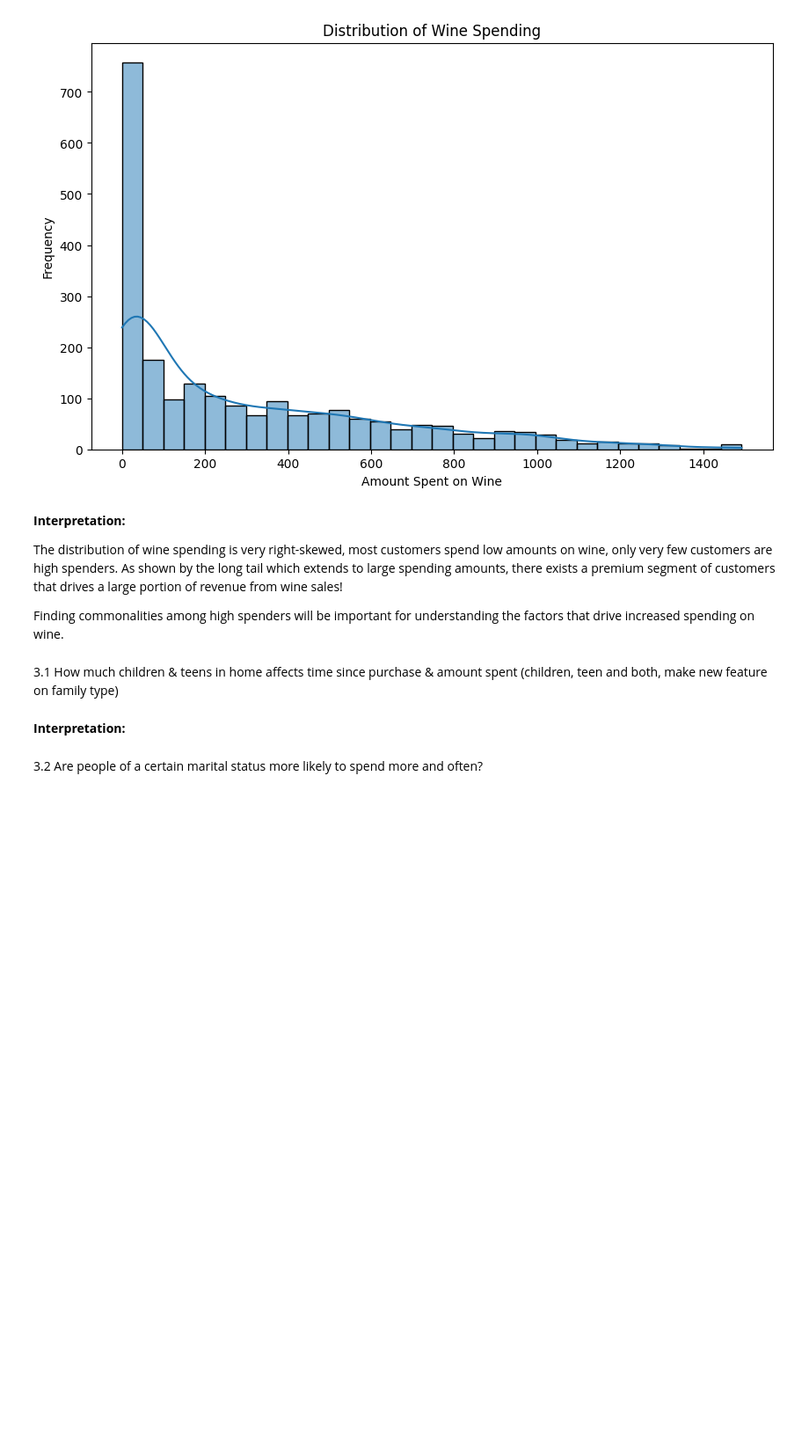
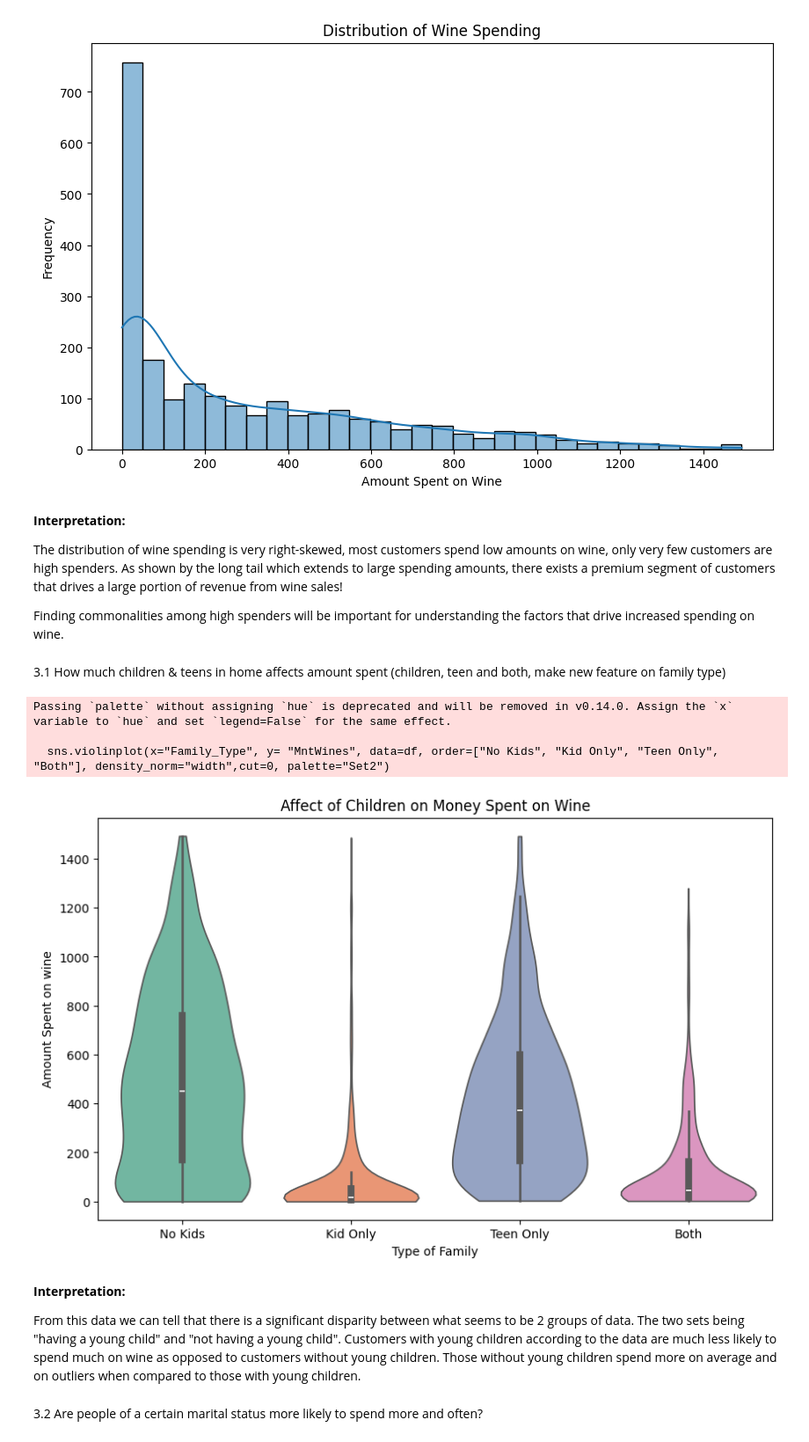
Before and after one commit to ShayanDhillon/Data200-Final-Customers, a Jupyter notebook: CustomerAnalysis.ipynb, the cells around one changed output. Shown at 88% size. Cells and saved outputs as stored; diff of their text form; code cells hidden in the pictures; blank space fills up the shorter version.

```diff
--- a/CustomerAnalysis.ipynb
+++ b/CustomerAnalysis.ipynb
@@ -175,12 +177,45 @@ Finding commonalities among high spenders will be important for understanding th
 # %%
 # do feature engineering
 
-# family types: "No Kids", "Young Kids", "Teenagers", "Mixed Kids"
-# Make income groups (high med low whatever)
+# family types: "No Kids", "Young Kids", "Teenagers", "Both"
+
+# return the family type based on the age of the child in the home
+def family_types(type):
+    if type["Kidhome"] == 0 and type["Teenhome"] == 0:
+        return "No Kids"
+    elif type["Kidhome"] > 0 and type["Teenhome"] == 0:
+        return "Kid Only"
+    elif type["Kidhome"] == 0 and type["Teenhome"] > 0:
+        return "Teen Only"
+    else:
+        return "Both"
+
+# apply the function above as a new column then make sure its a categorical column
+df["Family_Type"] = df.apply(family_types, axis=1)
+df["Family_Type"] = df["Family_Type"].astype("category")
+
+
+
+# Create a new column which separates the incomes into 3 ~equal distinct groups using qcut
+df["Income_Group"] = pd.qcut(df["Income"], q=3, labels=['Low', "Middle", "High"])
 # %% [markdown]
-3.1 How much children & teens in home affects time since purchase & amount spent
+3.1 How much children & teens in home affects amount spent
     (children, teen and both, make new feature on family type)
+# %%
+plt.figure(figsize=(10, 6))
+sns.violinplot(x="Family_Type", y= "MntWines", data=df, order=["No Kids", "Kid Only", "Teen Only", "Both"], density_norm="width",cut=0, palette="Set2")
+plt.title("Affect of Children on Money Spent on Wine")
+plt.xlabel("Type of Family")
+plt.ylabel("Amount Spent on wine")
+plt.show()
+# %% [output]
+Passing `palette` without assigning `hue` is deprecated and will be removed in v0.14.0. Assign the `x` variable to `hue` and set `legend=False` for the same effect.
+
+  sns.violinplot(x="Family_Type", y= "MntWines", data=df, order=["No Kids", "Kid Only", "Teen Only", "Both"], density_norm="width",cut=0, palette="Set2")
+[figure, added]
 # %% [markdown]
 **Interpretation:**
+
+From this data we can tell that there is a significant disparity between what seems to be 2 groups of data. The two sets being "having a young child" and "not having a young child". Customers with young children according to the data are much less likely to spend much on wine as opposed to customers without young children. Those without young children spend more on average and on outliers when compared to those with young children.
 # %% [markdown]
 3.2 Are people of a certain marital status more likely to spend more and often?
```
Also changed, not shown: parts of 5 cells of this notebook.
